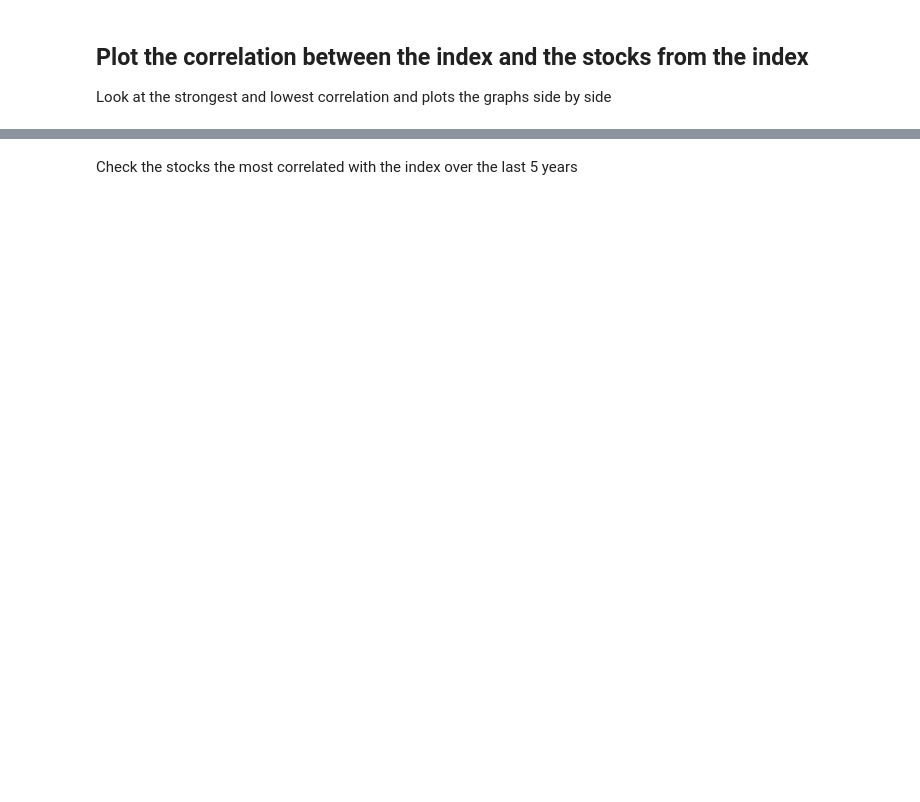
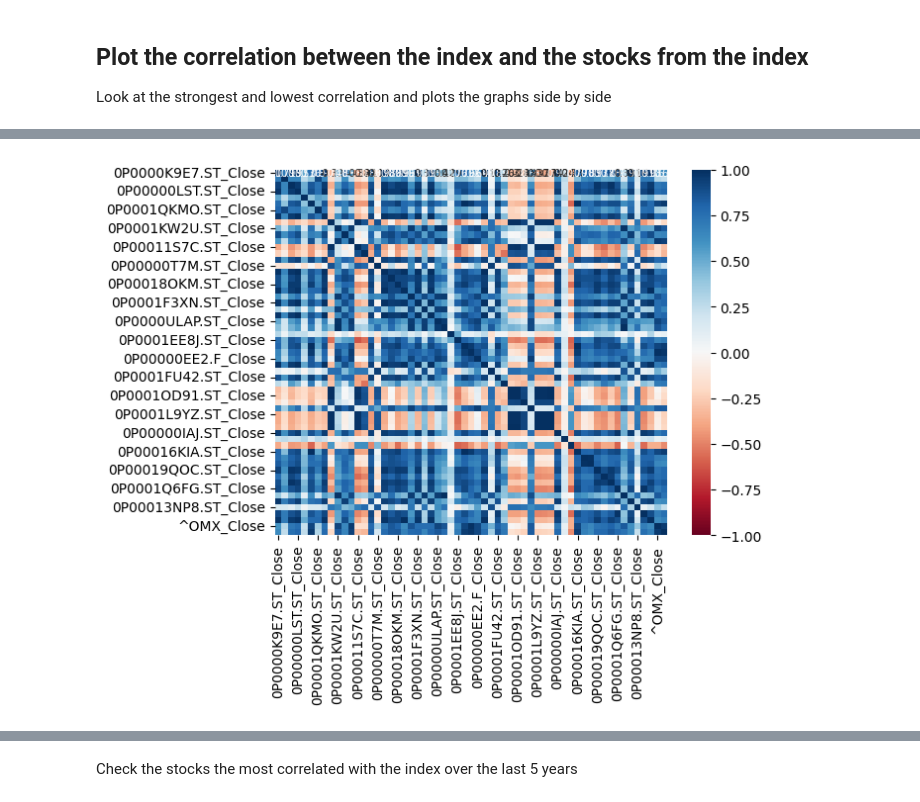
Before and after one commit to yann-pourcenoux/SmoothMyStrategy, a Jupyter notebook: src/notebooks/Learning.ipynb, the cells around one changed output, grey strips where cells are left out. Drawn from its saved outputs; the diff is of its cells as text; code cells hidden in the pictures; blank space fills up the shorter version.

```diff
--- a/src/notebooks/Learning.ipynb
+++ b/src/notebooks/Learning.ipynb
@@ -74,3 +136,23 @@ plt.show()
 ## Plot the correlation between the index and the stocks from the index
 
 Look at the strongest and lowest correlation and plots the graphs side by side
+# %%
+import seaborn as sns
+import numpy as np
+data = get_data()
+
+# Divide each column by the price at start date
+data = data/data.iloc[0]
+
+# Remove the columns that have NaNs
+data = data.dropna(axis=1)
+
+corr = data.corr()
+
+
+
+
+sns.heatmap(round(corr,2), cmap='RdBu', annot=True,
+            annot_kws={"size": 7}, vmin=-1, vmax=1)
+plt.show()
+# %% [output]
@@ -76,0 +161 @@ Look at the strongest and lowest correlation and plots the graphs side by side
+[figure, added]
```
Also changed, not shown: parts of 12 cells of this notebook, 6 other files.
